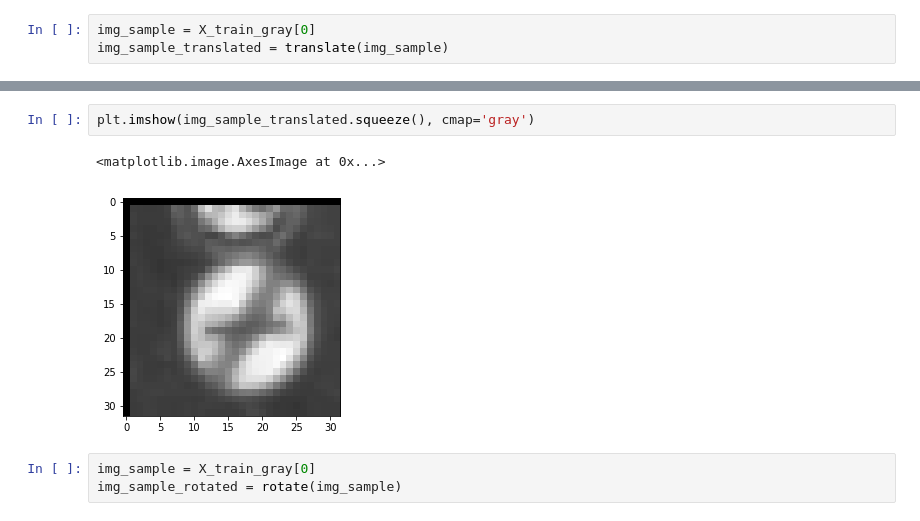
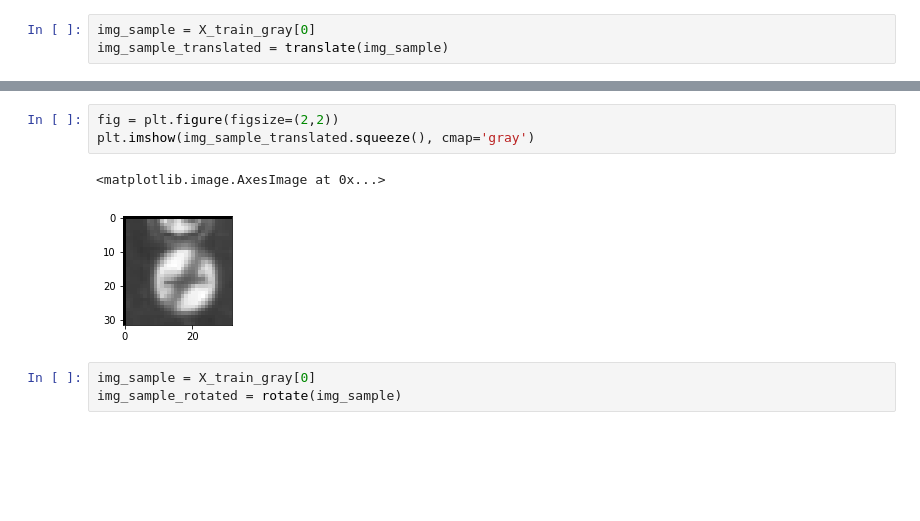
Before and after one commit to bejjani/udacityCarND, a Jupyter notebook: CarND-Traffic-Sign-Classifier-Project/Traffic_Sign_Classifier.ipynb, the cells around one changed output, grey strips where cells are left out. Drawn from its saved outputs; the diff is of its cells as text; blank space fills up the shorter version.

```diff
--- a/CarND-Traffic-Sign-Classifier-Project/Traffic_Sign_Classifier.ipynb
+++ b/CarND-Traffic-Sign-Classifier-Project/Traffic_Sign_Classifier.ipynb
@@ -354,8 +345,9 @@ plt.imshow(img_sample.squeeze(), cmap='gray')
 # %%
+fig = plt.figure(figsize=(2,2))
 plt.imshow(img_sample_translated.squeeze(), cmap='gray')
 # %% [output]
 <matplotlib.image.AxesImage at 0x...>
-[figure, old version]
+[figure, new version]
 # %%
 img_sample = X_train_gray[0]
 img_sample_rotated = rotate(img_sample)
```
Also changed, not shown: parts of 23 cells of this notebook.
